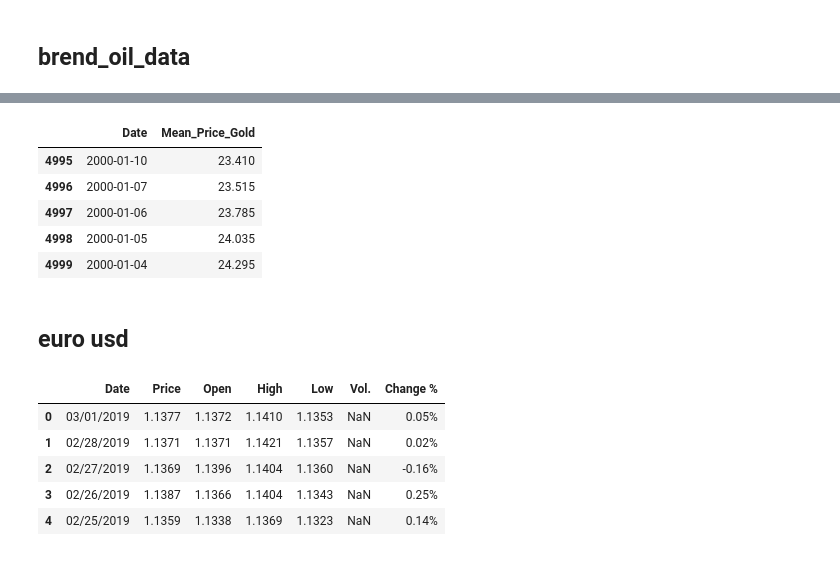
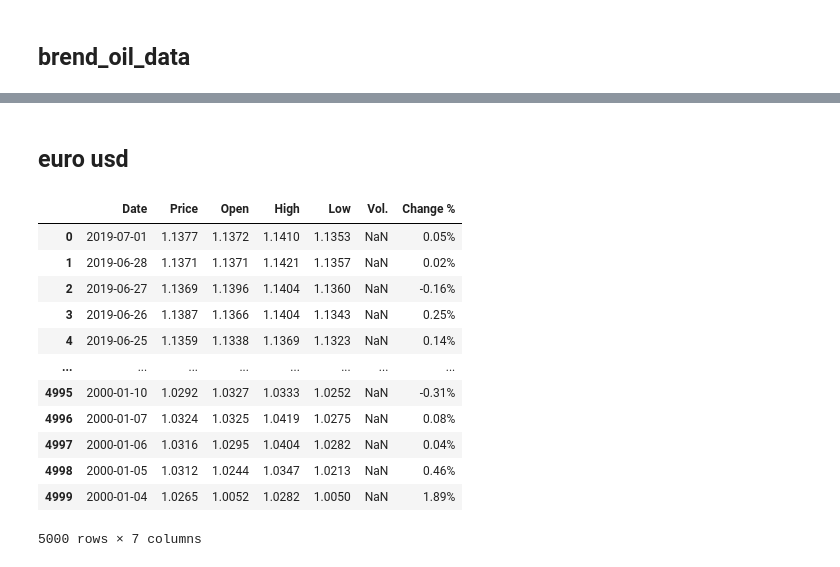
Before and after one commit to eljabriyassine/Predication-of-dollar, a Jupyter notebook: gold.ipynb, the cells around one changed output, grey strips where cells are left out. Saved outputs shown, nothing was run; the diff lists cells and outputs as text; code cells hidden in the pictures.

Commit message:
mergedt Data

```diff
--- a/gold.ipynb
+++ b/gold.ipynb
@@ -449,25 +409,23 @@ brend_oil_data.head()
-# %%
-brend_oil_data.tail()
-# %% [output]
-|  | Date | Mean_Price_Gold |
-| 4995 | 2000-01-10 | 23.410 |
-| 4996 | 2000-01-07 | 23.515 |
-| 4997 | 2000-01-06 | 23.785 |
-| 4998 | 2000-01-05 | 24.035 |
-| 4999 | 2000-01-04 | 24.295 |
 # %% [markdown]
 ## euro usd
 # %%
 euro_usd_data['Date'] = pd.to_datetime(brend_oil_data['Date'], format='%m/%d/%Y')
 # %%
-euro_usd_data.head()
+euro_usd_data
 # %% [output]
 |  | Date | Price | Open | High | Low | Vol. | Change % |
-| 0 | 03/01/2019 | 1.1377 | 1.1372 | 1.1410 | 1.1353 | NaN | 0.05% |
-| 1 | 02/28/2019 | 1.1371 | 1.1371 | 1.1421 | 1.1357 | NaN | 0.02% |
-| 2 | 02/27/2019 | 1.1369 | 1.1396 | 1.1404 | 1.1360 | NaN | -0.16% |
-| 3 | 02/26/2019 | 1.1387 | 1.1366 | 1.1404 | 1.1343 | NaN | 0.25% |
-| 4 | 02/25/2019 | 1.1359 | 1.1338 | 1.1369 | 1.1323 | NaN | 0.14% |
+| 0 | 2019-07-01 | 1.1377 | 1.1372 | 1.1410 | 1.1353 | NaN | 0.05% |
+| 1 | 2019-06-28 | 1.1371 | 1.1371 | 1.1421 | 1.1357 | NaN | 0.02% |
+| 2 | 2019-06-27 | 1.1369 | 1.1396 | 1.1404 | 1.1360 | NaN | -0.16% |
+| 3 | 2019-06-26 | 1.1387 | 1.1366 | 1.1404 | 1.1343 | NaN | 0.25% |
+| 4 | 2019-06-25 | 1.1359 | 1.1338 | 1.1369 | 1.1323 | NaN | 0.14% |
+| ... | ... | ... | ... | ... | ... | ... | ... |
+| 4995 | 2000-01-10 | 1.0292 | 1.0327 | 1.0333 | 1.0252 | NaN | -0.31% |
+| 4996 | 2000-01-07 | 1.0324 | 1.0325 | 1.0419 | 1.0275 | NaN | 0.08% |
+| 4997 | 2000-01-06 | 1.0316 | 1.0295 | 1.0404 | 1.0282 | NaN | 0.04% |
+| 4998 | 2000-01-05 | 1.0312 | 1.0244 | 1.0347 | 1.0213 | NaN | 0.46% |
+| 4999 | 2000-01-04 | 1.0265 | 1.0052 | 1.0282 | 1.0050 | NaN | 1.89% |
+5000 rows × 7 columns
 # %%
 euro_usd_data.tail()
 # %% [output]
```
Also changed, not shown: parts of 18 cells of this notebook, 1 other file.
